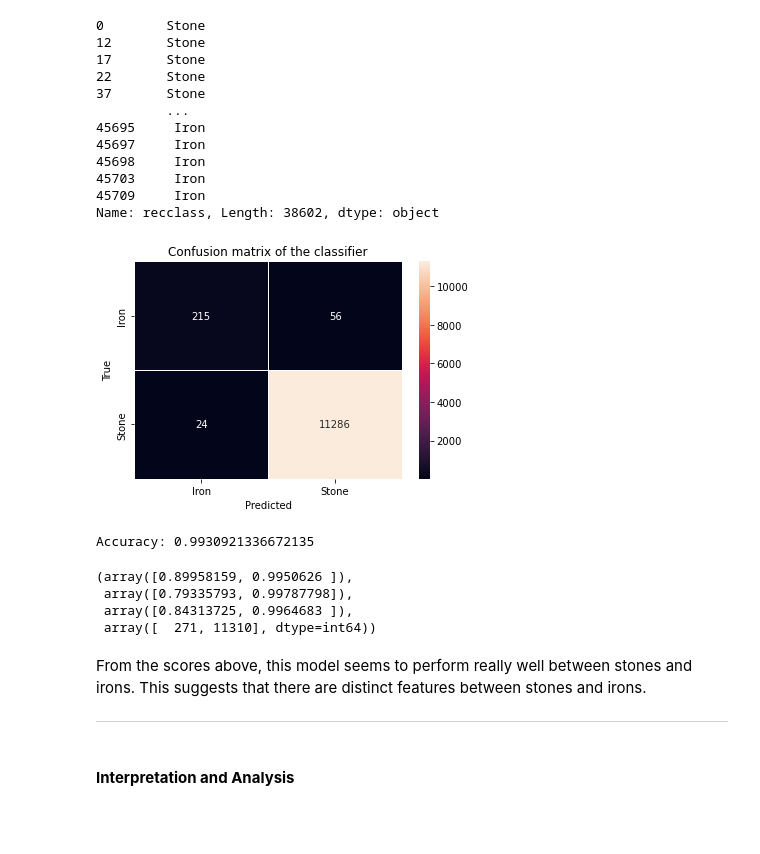
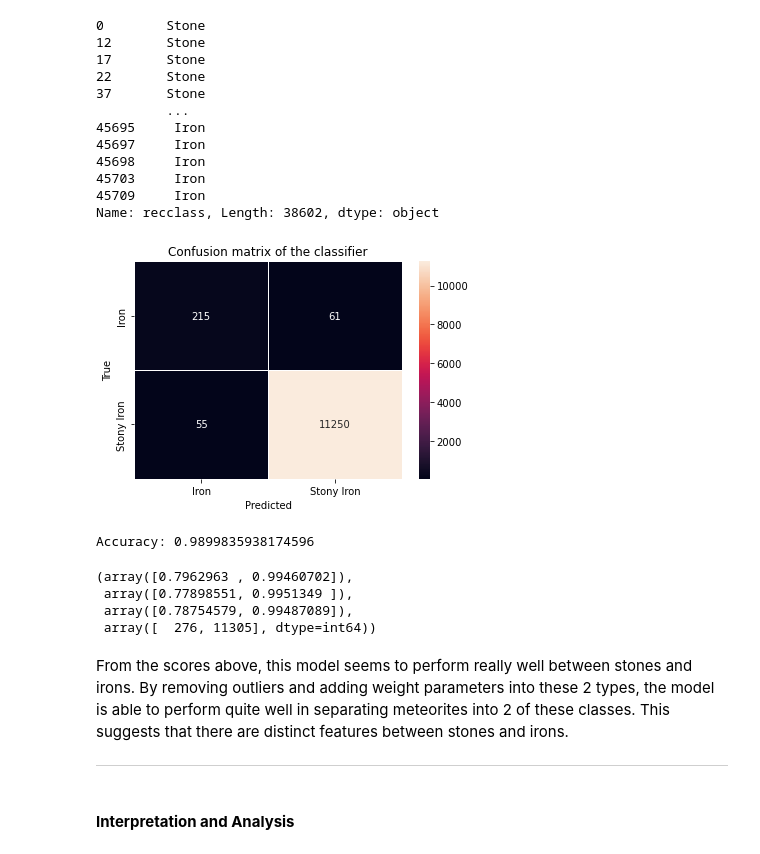
Before and after one commit to peter-parit/Data-Science-Project-on-Meteorites, a Jupyter notebook: Parit Vacharaskunee - Term Project.ipynb, the cells around one changed output. Saved outputs shown, nothing was run; the diff lists cells and outputs as text; code cells hidden in the pictures; blank space fills up the shorter version.

```diff
--- a/Parit Vacharaskunee - Term Project.ipynb
+++ b/Parit Vacharaskunee - Term Project.ipynb
@@ -509,6 +514,6 @@ x4_5 = pd.DataFrame(df4_5['mass (g)'])
 x4_5['reclat'] = df4_5['reclat']
 x4_5['reclong'] = df4_5['reclong']
 x4_5['fell'] = fell4_5
-x4_5['year'] = df4_5['year']
+# x4_5['year'] = df4_5['year']
 x4_5
 # %% [output]
@@ -551,26 +556,26 @@ _ = rf_model4_5.fit(xtrain4_5, ytrain4_5)
 # %%
 cm4_5 = confusion_matrix(ytest4_5, rf_model4_5.predict(xtest4_5))
 
-labels4_5 = ['Iron', 'Stone']
+labels4_5 = ['Iron', 'Stony Iron']
 sns.heatmap(cm4_5, annot = True, fmt = 'd', linewidths = 0.5, xticklabels = labels4_5, yticklabels = labels4_5)
 plt.title('Confusion matrix of the classifier')
 plt.xlabel('Predicted')
 plt.ylabel('True')
 plt.show()
 # %% [output]
-[figure, old version]
+[figure, new version]
 # %%
 yhat_test4_5 = rf_model4_5.predict(xtest4_5)
 print(f'Accuracy: {accuracy_score(ytest4_5, yhat_test4_5)}')
 precision_recall_fscore_support(ytest4_5, yhat_test4_5)
 # %% [output]
-Accuracy: 0.9930921336672135
+Accuracy: 0.9899835938174596
-(array([0.89958159, 0.9950626 ]),
- array([0.79335793, 0.99787798]),
- array([0.84313725, 0.9964683 ]),
- array([  271, 11310], dtype=int64))
+(array([0.7962963 , 0.99460702]),
+ array([0.77898551, 0.9951349 ]),
+ array([0.78754579, 0.99487089]),
+ array([  276, 11305], dtype=int64))
 # %% [markdown]
-From the scores above, this model seems to perform really well between stones and irons. This suggests that there are distinct features between stones and irons.
+From the scores above, this model seems to perform really well between stones and irons. By removing outliers and adding weight parameters into these 2 types, the model is able to perform quite well in separating meteorites into 2 of these classes. This suggests that there are distinct features between stones and irons.
 
 ------
 # %% [markdown]
```
Also changed, not shown: parts of 31 cells of this notebook.
